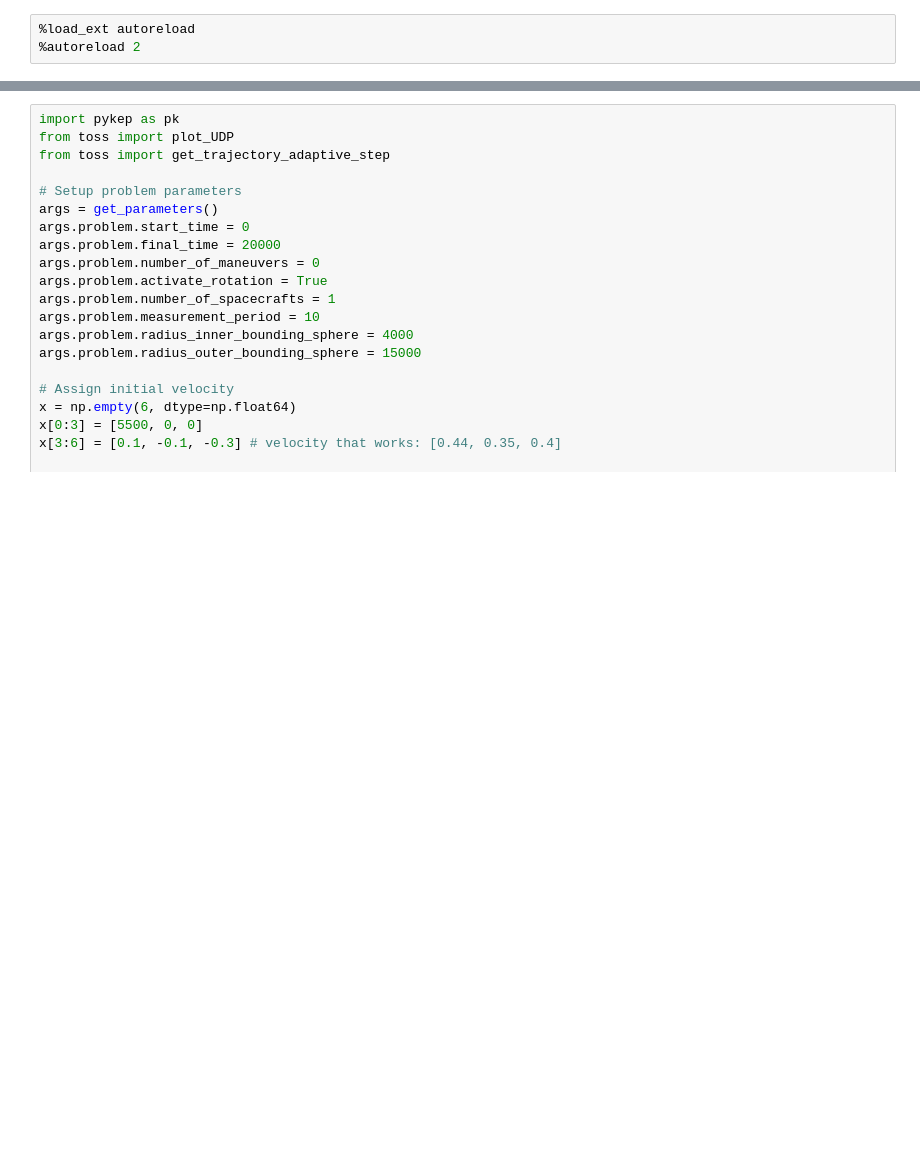
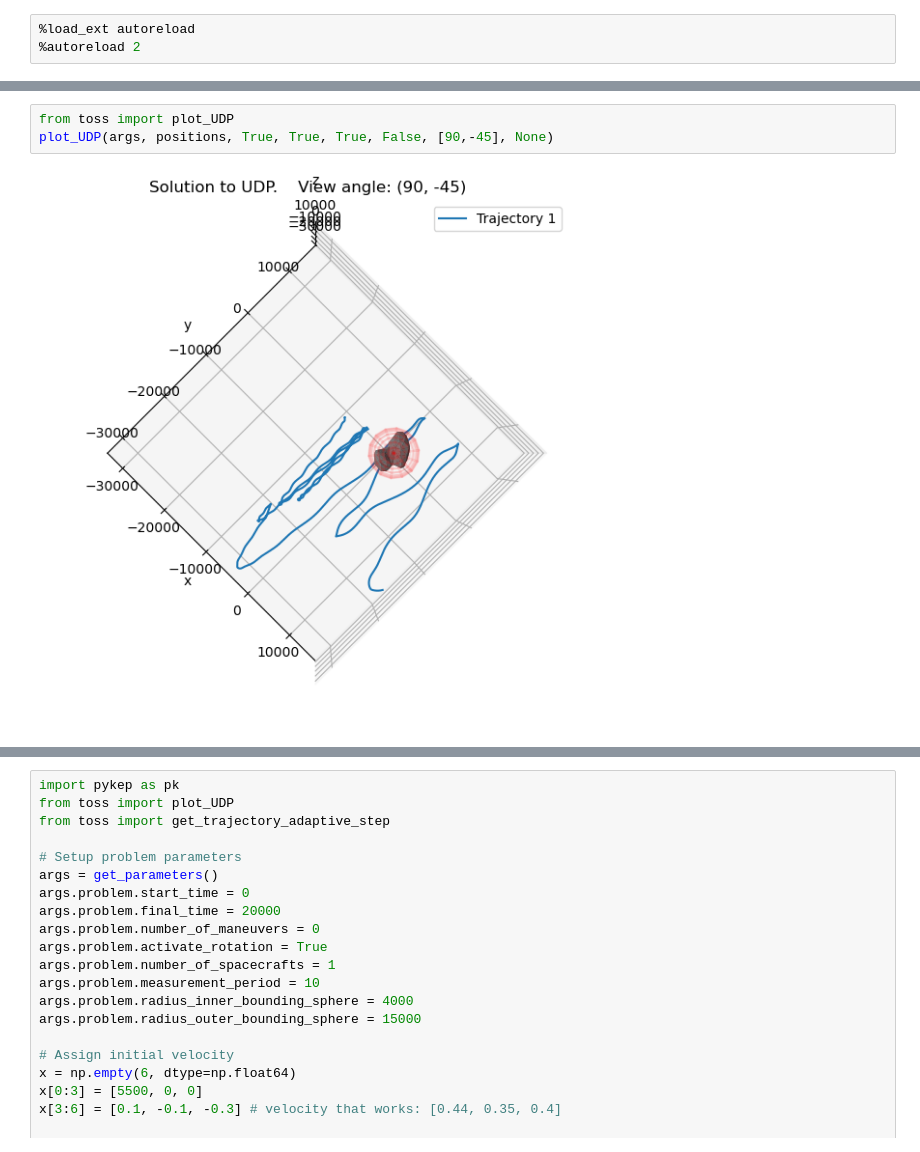
Before and after one commit to rasmusmarak/TOSS, a Jupyter notebook: scripts/plot_fitness_sensitivity.ipynb, the cells around one changed output, grey strips where cells are left out. Saved outputs shown, nothing was run; the diff lists cells and outputs as text; blank space fills up the shorter version.

```diff
--- a/scripts/plot_fitness_sensitivity.ipynb
+++ b/scripts/plot_fitness_sensitivity.ipynb
@@ -190,0 +116,5 @@ plot_UDP(args, positions, True, True, True, False, [90,145], None)
+# %%
+from toss import plot_UDP
+plot_UDP(args, positions, True, True, True, False, [90,-45], None)
+# %% [output]
+[figure, added]
```
Also changed, not shown: parts of 15 cells of this notebook.
